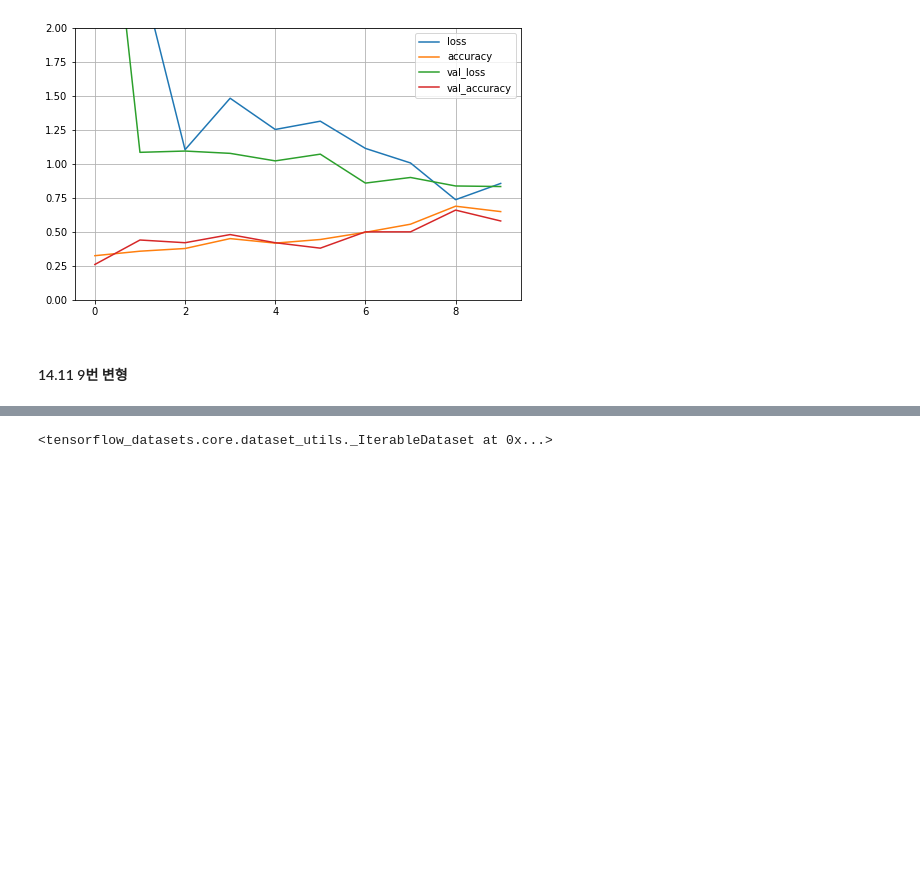
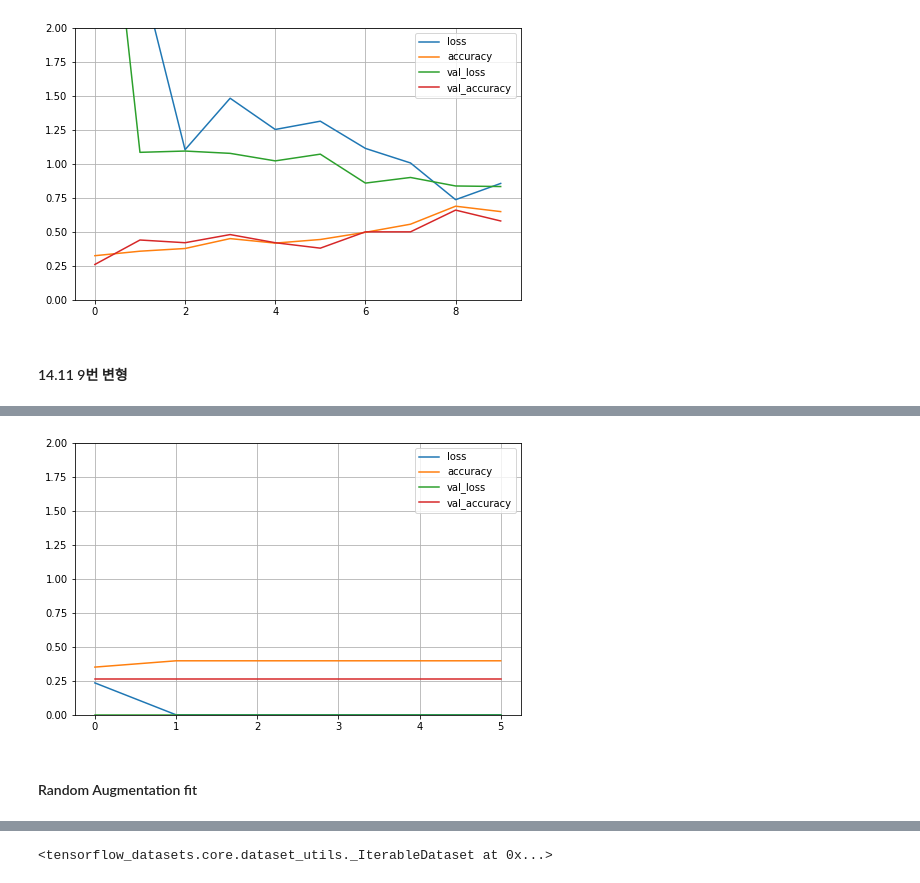
Before and after one commit to lungnahahd/ML_Prac, a Jupyter notebook: Rock_Paper_Scissors.ipynb, the cells around one changed output, grey strips where cells are left out. Cells and saved outputs as stored; diff of their text form; code cells hidden in the pictures; blank space fills up the shorter version.

```diff
--- a/Rock_Paper_Scissors.ipynb
+++ b/Rock_Paper_Scissors.ipynb
@@ -219,0 +216,22 @@ plt.show()
+# %%
+x_train_set = x_train_set / 255.
+y_train_set = y_train_set / 255.
+x_valid_set = x_valid_set / 255.
+y_valid_set = y_valid_set / 255.
+x_test_set = x_test_set / 255.
+y_test_set = y_test_set / 255.
+# %%
+keras.backend.clear_session()
+tf.random.set_seed(42)
+np.random.seed(42)
+
+model = keras.models.Sequential([
+    keras.layers.Conv2D(32, kernel_size=3, padding="same", activation="relu"),
+    keras.layers.Conv2D(64, kernel_size=3, padding="same", activation="relu"),
+    keras.layers.MaxPool2D(),
+    keras.layers.Flatten(),
+    keras.layers.Dropout(0.25),
+    keras.layers.Dense(128, activation="relu"),
+    keras.layers.Dropout(0.5),
+    keras.layers.Dense(3, activation="softmax")
+])
@@ -219,0 +240,4 @@ plt.show()
+# %%
+model.compile(loss="sparse_categorical_crossentropy", optimizer="nadam", metrics=["accuracy"])
+early_stopping = keras.callbacks.EarlyStopping(patience=5, restore_best_weights=True)
+history = model.fit(x_train_set, y_train_set, epochs=10, validation_data=(x_valid_set, y_valid_set), callbacks=early_stopping)
@@ -219,0 +264,9 @@ plt.show()
+# %%
+pd.DataFrame(history.history).plot(figsize=(8,5))
+plt.grid(True)
+plt.gca().set_ylim(0,2)
+plt.show()
+# %% [output]
+[figure, added]
+# %% [markdown]
+#### Random Augmentation fit
```
Also changed, not shown: parts of 44 cells of this notebook.
